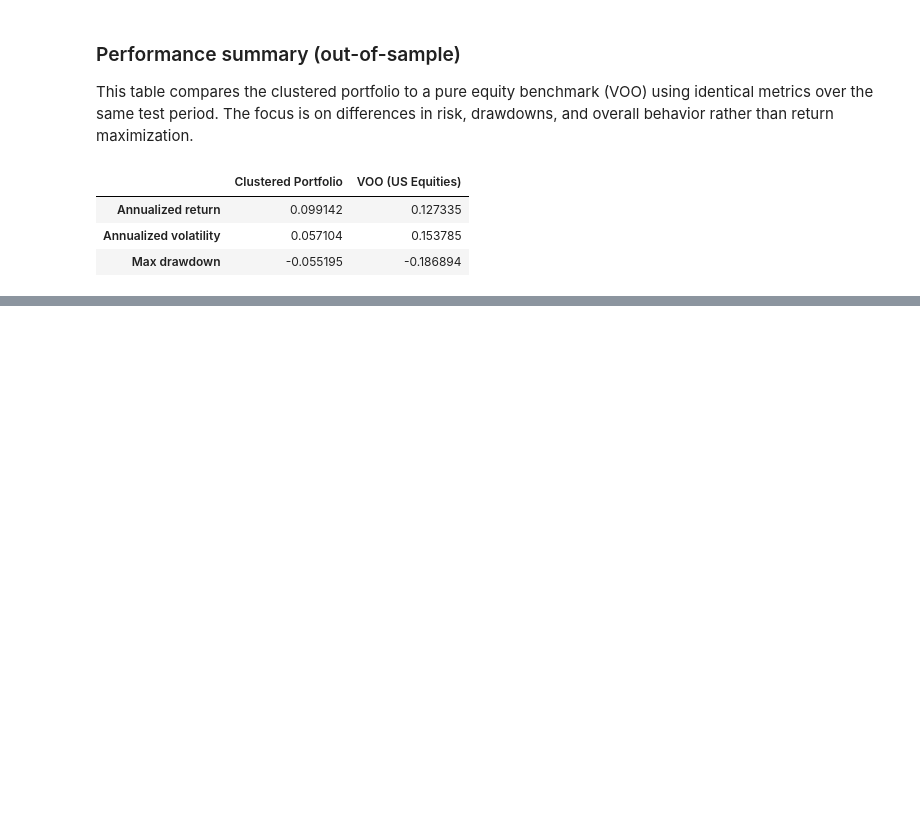
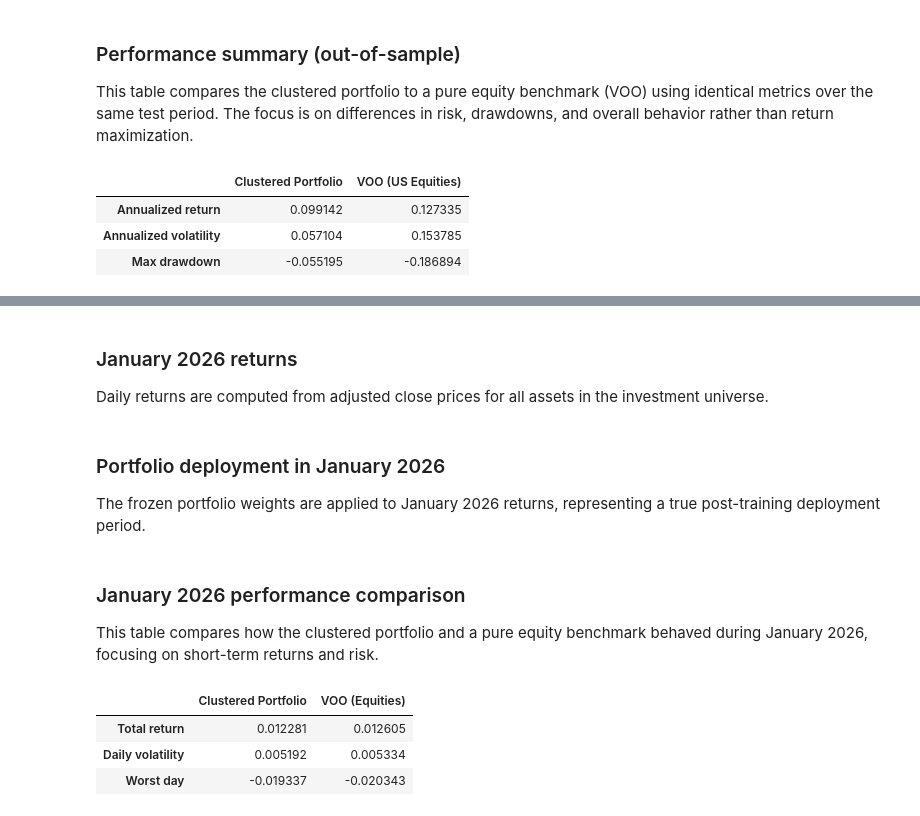
Before and after one commit to LAIN-21/dalio_uncorrelated_returns, a Jupyter notebook: portfolio_creator.ipynb, the cells around one changed output, grey strips where cells are left out. Drawn from its saved outputs; the diff is of its cells as text; code cells hidden in the pictures; blank space fills up the shorter version.

Commit message:
feat: Extension for January 2026 comparison completed

```diff
--- a/portfolio_creator.ipynb
+++ b/portfolio_creator.ipynb
@@ -1218,0 +1241,56 @@ These enhancements would bring the PortfolioCreator closer to a production-ready
+# %% [markdown]
+### January 2026 returns
+
+Daily returns are computed from adjusted close prices for all assets
+in the investment universe.
+# %%
+# -----------------------
+# January 2026 returns
+# -----------------------
+returns_jan26 = prices_jan26.pct_change().dropna()
+# %% [markdown]
+### Portfolio deployment in January 2026
+
+The frozen portfolio weights are applied to January 2026 returns,
+representing a true post-training deployment period.
+# %%
+# -----------------------
+# Portfolio returns (January 2026)
+# -----------------------
+asset_weights = (
+    final_weights_df
+    .set_index("asset")["total_weight"]
+    .reindex(returns_jan26.columns)
+    .fillna(0.0)
+)
+
+portfolio_returns_jan26 = returns_jan26 @ asset_weights
+voo_returns_jan26 = returns_jan26["VOO"]
+# %% [markdown]
+### January 2026 performance comparison
+
+This table compares how the clustered portfolio and a pure equity benchmark
+behaved during January 2026, focusing on short-term returns and risk.
+# %%
+# -----------------------
+# January 2026 performance summary
+# -----------------------
+jan26_summary = pd.DataFrame({
+    "Clustered Portfolio": {
+        "Total return": (1 + portfolio_returns_jan26).prod() - 1,
+        "Daily volatility": portfolio_returns_jan26.std(),
+        "Worst day": portfolio_returns_jan26.min(),
+    },
+    "VOO (Equities)": {
+        "Total return": (1 + voo_returns_jan26).prod() - 1,
+        "Daily volatility": voo_returns_jan26.std(),
+        "Worst day": voo_returns_jan26.min(),
+    }
+})
+
+jan26_summary
+# %% [output]
+|  | Clustered Portfolio | VOO (Equities) |
+| Total return | 0.012281 | 0.012605 |
+| Daily volatility | 0.005192 | 0.005334 |
+| Worst day | -0.019337 | -0.020343 |
```
Also changed, not shown: parts of 5 cells of this notebook.
